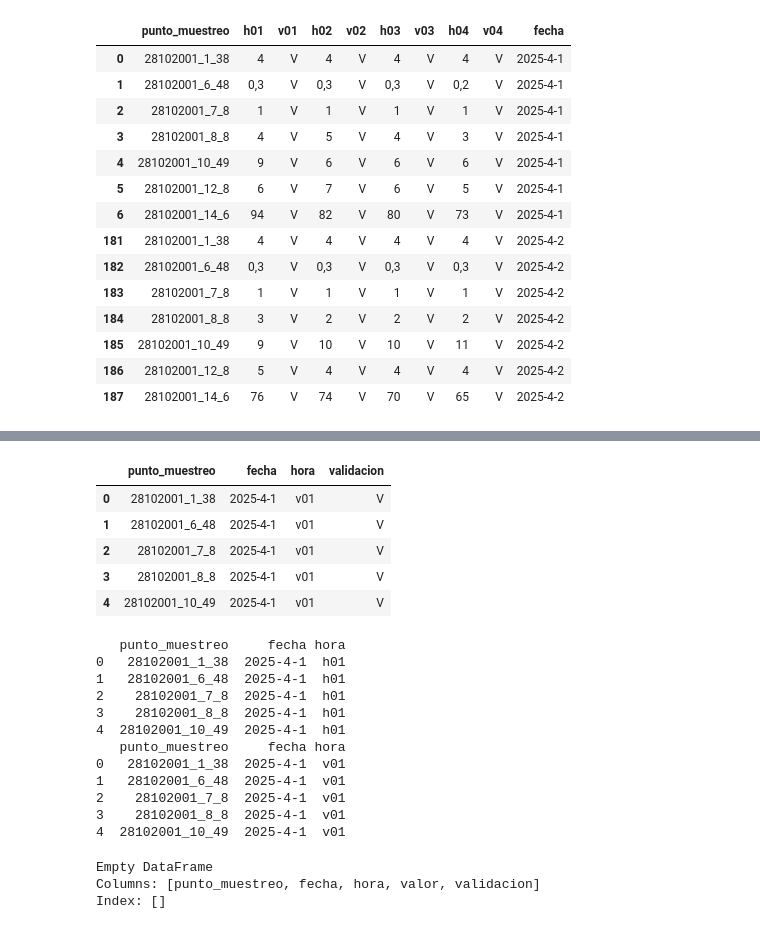
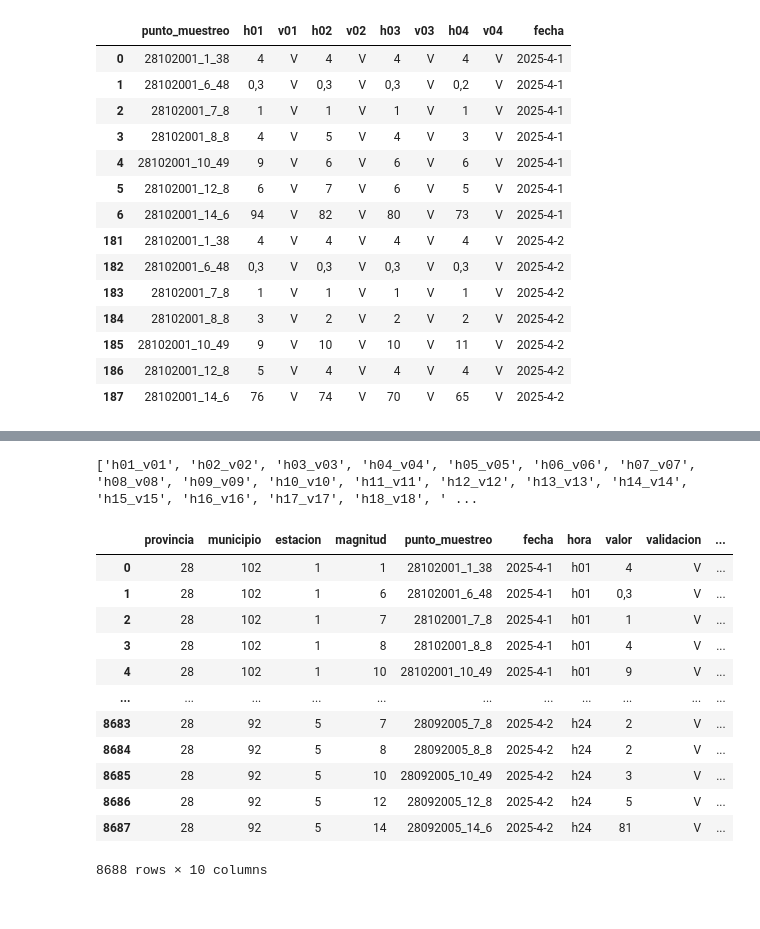
Before and after one commit to MartaM1206/proyecto_final, a Jupyter notebook: notebooks_pruebas/prueba.ipynb, the cells around one changed output, grey strips where cells are left out. Drawn from its saved outputs; the diff is of its cells as text; code cells hidden in the pictures.

Commit message:
funciones formato datos

```diff
--- a/notebooks_pruebas/prueba.ipynb
+++ b/notebooks_pruebas/prueba.ipynb
@@ -165 +259,22 @@ KeyError: 'hora'
+# %%
+# ahora aplicamos todo al df grande
+def formato_df(df):
+    df[["ano", "mes", "dia"]] = (df[["ano", "mes", "dia"]]).astype(str)
+    df["fecha"] = df["ano"] + "-" + df["mes"] + "-" + df["dia"]
+    #df_pruebas.drop(columns = ["ano", "mes", "dia"], inplace=True)
+    df, columnas_creadas = combinar_h_v(df)
+    print(columnas_creadas)
+    df = df.melt(
+        id_vars=["provincia", "municipio", "estacion", "magnitud", "punto_muestreo", "fecha"],  # Columnas que no se transforman
+        value_vars=columnas_creadas,  # Columnas de horas que queremos transformar
+        var_name="hora",  # Nombre de la nueva columna que contiene las etiquetas de hora
+        value_name="valor"  # Nombre de la nueva columna que contiene los valores
+        )
+    # ahora separamos la letra que acompaña al valor para crear la columna de validación y dejamos solo la hora en la columna hora
+    df["hora"] = df["hora"].str.split("_", expand = True)[0]
+    df["validacion"] = df["valor"].str.split(" ", expand = True)[1]
+    df["valor"] = df["valor"].str.split(" ", expand = True)[0]
+    df["id_medida"] = df["punto_muestreo"] + "_" + df["fecha"] + "_" + df["hora"] + "_" + df["validacion"]
+    #df.drop(columns=["punto_muestreo", "fecha", "hora", "validacion"], inplace=True)
+    return df
 # %%
@@ -174,32 +290,18 @@ df_horas.head()
-# %%
-df_validado.head()
-# %% [output]
-|  | punto_muestreo | fecha | hora | validacion |
-| 0 | 28102001_1_38 | 2025-4-1 | v01 | V |
-| 1 | 28102001_6_48 | 2025-4-1 | v01 | V |
-| 2 | 28102001_7_8 | 2025-4-1 | v01 | V |
-| 3 | 28102001_8_8 | 2025-4-1 | v01 | V |
-| 4 | 28102001_10_49 | 2025-4-1 | v01 | V |
-# %%
-print(df_horas[["punto_muestreo", "fecha", "hora"]].head())
-print(df_validado[["punto_muestreo", "fecha", "hora"]].head())
-# %% [output]
-   punto_muestreo     fecha hora
-0   28102001_1_38  2025-4-1  h01
-1   28102001_6_48  2025-4-1  h01
-2    28102001_7_8  2025-4-1  h01
-3    28102001_8_8  2025-4-1  h01
-4  28102001_10_49  2025-4-1  h01
-   punto_muestreo     fecha hora
-0   28102001_1_38  2025-4-1  v01
-1   28102001_6_48  2025-4-1  v01
-2    28102001_7_8  2025-4-1  v01
-3    28102001_8_8  2025-4-1  v01
-4  28102001_10_49  2025-4-1  v01
-# %%
-df_transformado = pd.merge(df_horas, df_validado, on=["punto_muestreo", "fecha", "hora"])
-print(df_transformado.head())
-# %% [output]
-Empty DataFrame
-Columns: [punto_muestreo, fecha, hora, valor, validacion]
-Index: []
+# %%
+abril2025 = formato_df(df_original)
+abril2025
+# %% [output]
+['h01_v01', 'h02_v02', 'h03_v03', 'h04_v04', 'h05_v05', 'h06_v06', 'h07_v07', 'h08_v08', 'h09_v09', 'h10_v10', 'h11_v11', 'h12_v12', 'h13_v13', 'h14_v14', 'h15_v15', 'h16_v16', 'h17_v17', 'h18_v18', ' ...
+|  | provincia | municipio | estacion | magnitud | punto_muestreo | fecha | hora | valor | validacion | ... |
+| 0 | 28 | 102 | 1 | 1 | 28102001_1_38 | 2025-4-1 | h01 | 4 | V | ... |
+| 1 | 28 | 102 | 1 | 6 | 28102001_6_48 | 2025-4-1 | h01 | 0,3 | V | ... |
+| 2 | 28 | 102 | 1 | 7 | 28102001_7_8 | 2025-4-1 | h01 | 1 | V | ... |
+| 3 | 28 | 102 | 1 | 8 | 28102001_8_8 | 2025-4-1 | h01 | 4 | V | ... |
+| 4 | 28 | 102 | 1 | 10 | 28102001_10_49 | 2025-4-1 | h01 | 9 | V | ... |
+| ... | ... | ... | ... | ... | ... | ... | ... | ... | ... | ... |
+| 8683 | 28 | 92 | 5 | 7 | 28092005_7_8 | 2025-4-2 | h24 | 2 | V | ... |
+| 8684 | 28 | 92 | 5 | 8 | 28092005_8_8 | 2025-4-2 | h24 | 2 | V | ... |
+| 8685 | 28 | 92 | 5 | 10 | 28092005_10_49 | 2025-4-2 | h24 | 3 | V | ... |
+| 8686 | 28 | 92 | 5 | 12 | 28092005_12_8 | 2025-4-2 | h24 | 5 | V | ... |
+| 8687 | 28 | 92 | 5 | 14 | 28092005_14_6 | 2025-4-2 | h24 | 81 | V | ... |
+8688 rows × 10 columns
```
Also changed, not shown: parts of 8 cells of this notebook, 1 other file.
